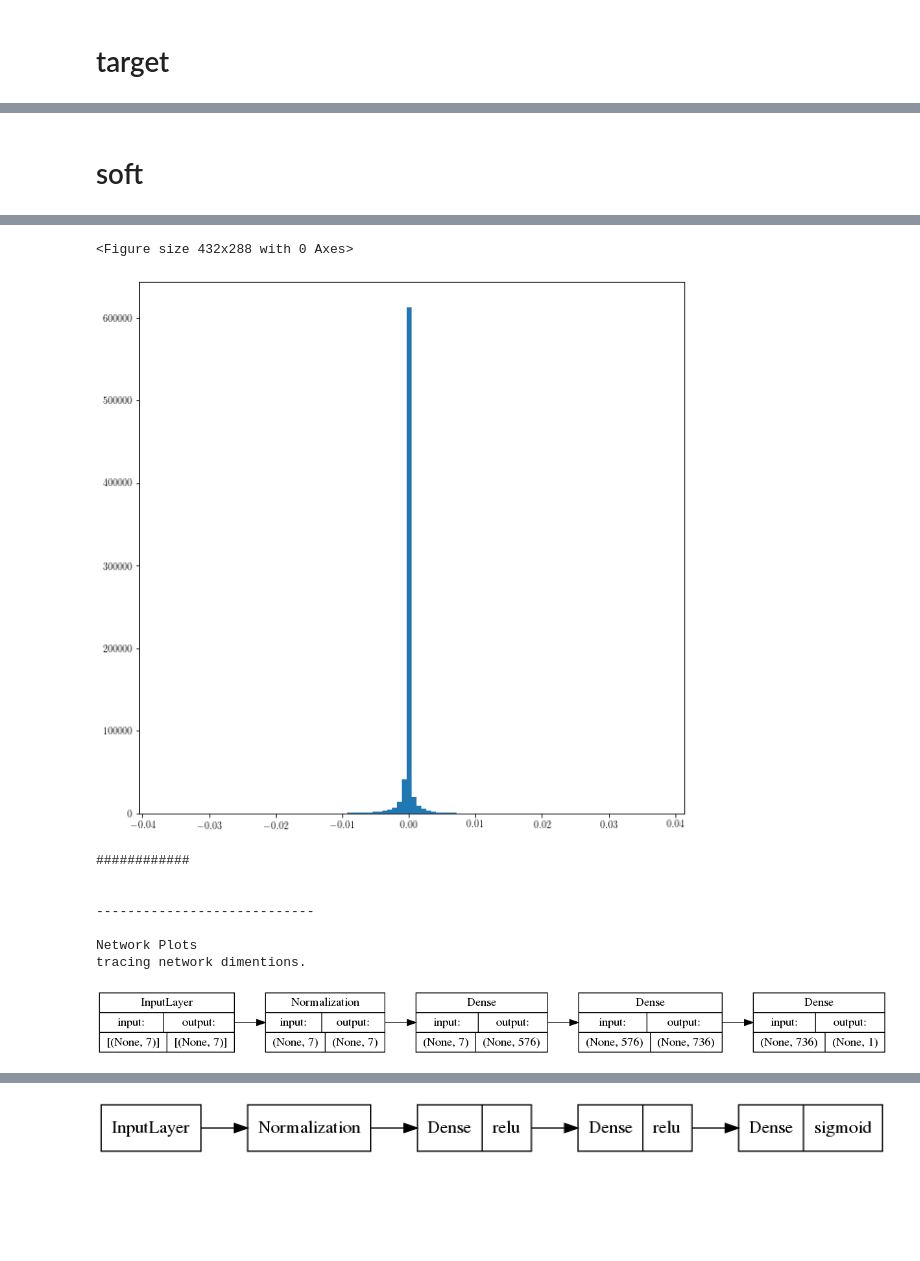
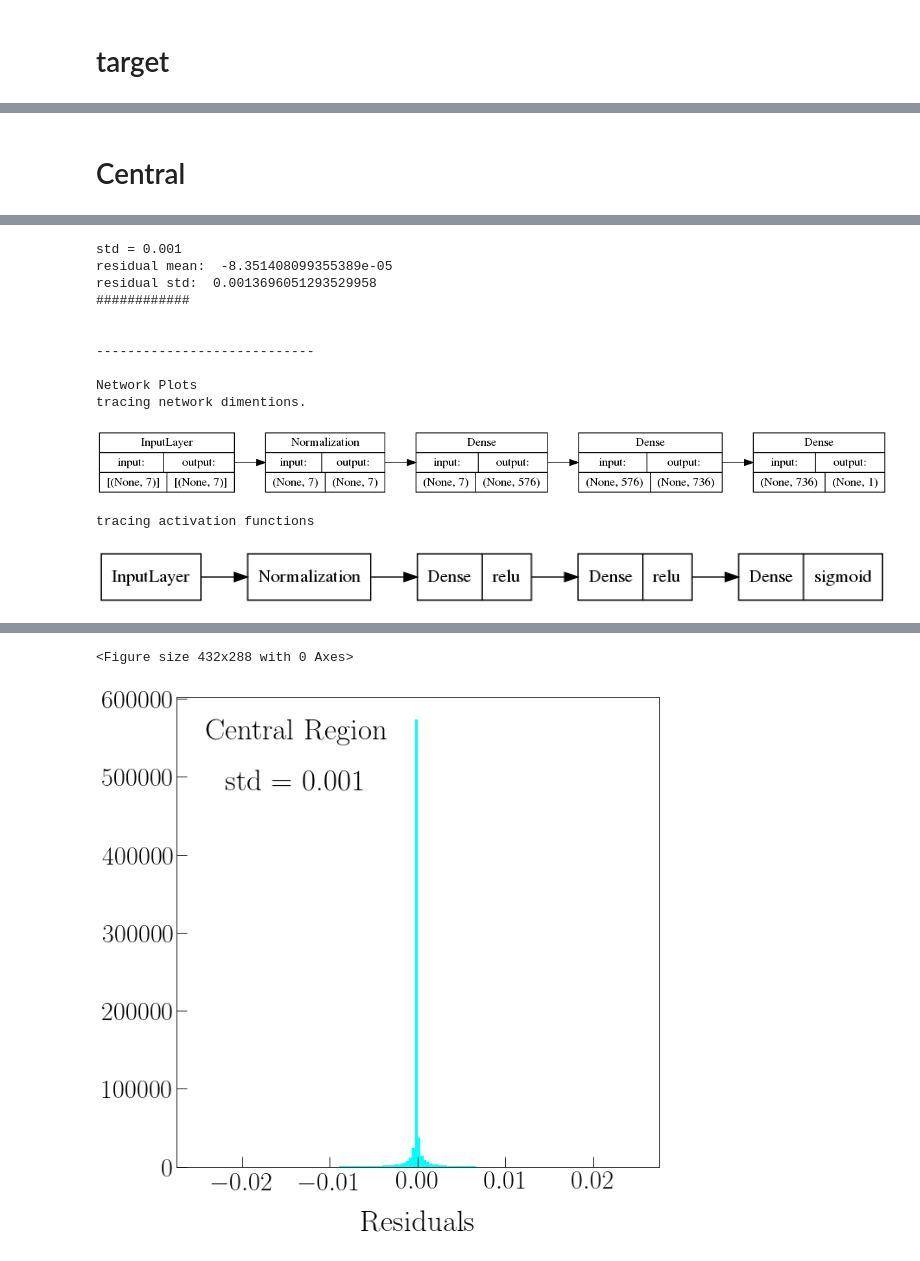
Before and after one commit to QCDHUB/SIDIS-Affinity, a Jupyter notebook: Finalrun_test_all_autothreshold.ipynb, the cells around one changed output, grey strips where cells are left out. Drawn from its saved outputs; the diff is of its cells as text; code cells hidden in the pictures; blank space fills up the shorter version.

Commit message:
Update hist plot

```diff
--- a/Finalrun_test_all_autothreshold.ipynb
+++ b/Finalrun_test_all_autothreshold.ipynb
@@ -501,5 +567,5 @@ Wall time: 2min
 # %% [markdown]
-# soft
+# Central
 # %%
 %%time
 
@@ -512,7 +578,7 @@ file_name = region_name
 file_path = './' + file_name
 model_name = 'final_' + region_name
 mld_path = './models/' + model_name
-title = 'Soft Region'
+title = 'Central Region'
 
 scot_plot(mld_path, file_path, lable_name, title)
 # %% [output]
@@ -537,10 +603,13 @@ Max: 0.038
-<Figure size 432x288 with 0 Axes>
+std = 0.001
+residual mean:  -8.351408099355389e-05
+residual std:  0.0013696051293529958
+############
+
+
+----------------------------
+
+Network Plots
+tracing network dimentions.
-[figure, old version]
+[figure, new version]
-############
-
-
-----------------------------
-
-Network Plots
-tracing network dimentions.
+tracing activation functions
-[figure, old version]
+[figure, new version]
@@ -548 +618,2 @@ tracing activation functions
+<Figure size 432x288 with 0 Axes>
-[figure, old version]
+[figure, new version]
```
Also changed, not shown: parts of 8 cells of this notebook.
